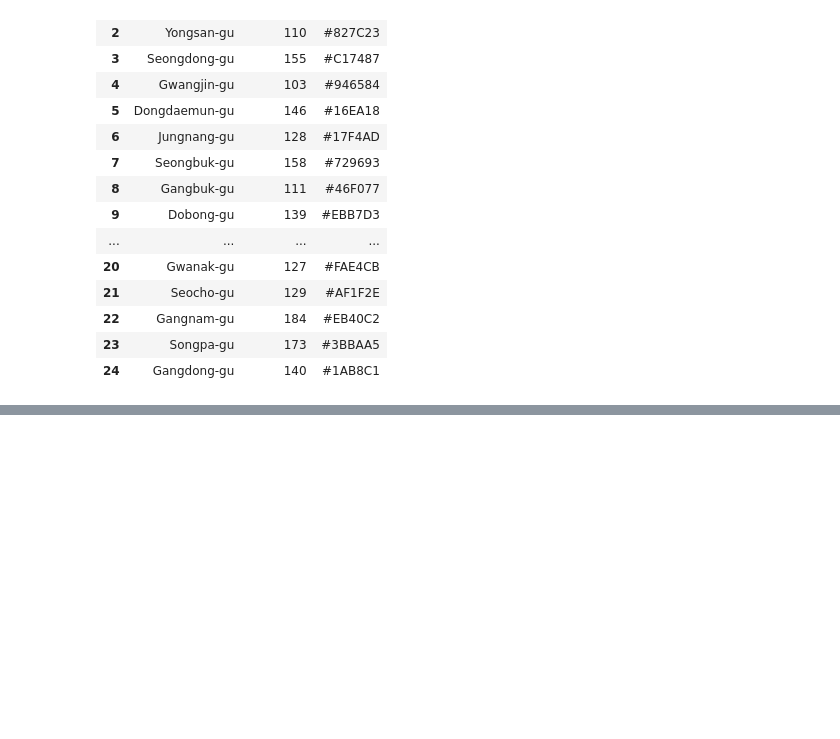
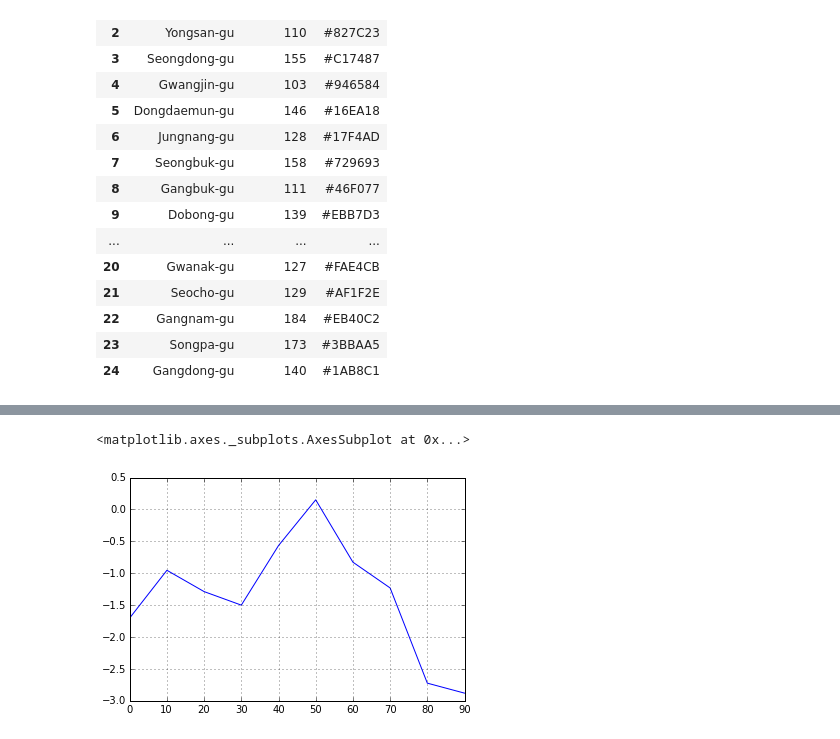
Before and after one commit to lseongjoo/bigpy, a Jupyter notebook: 시각화.ipynb, the cells around one changed output, grey strips where cells are left out. Saved outputs shown, nothing was run; the diff lists cells and outputs as text; code cells hidden in the pictures; blank space fills up the shorter version.

```diff
--- a/시각화.ipynb
+++ b/시각화.ipynb
@@ -114,0 +121,2 @@ with open(result_svg_filepath, 'w') as svg:
+# %%
+s=Series(np.random.randn(10).cumsum(), index=np.arange(0, 100, 10))
@@ -114,0 +137,5 @@ with open(result_svg_filepath, 'w') as svg:
+# %%
+s.plot()
+# %% [output]
+<matplotlib.axes._subplots.AxesSubplot at 0x...>
+[figure, added]
```
Also changed, not shown: parts of 22 cells of this notebook, 1 other file.
